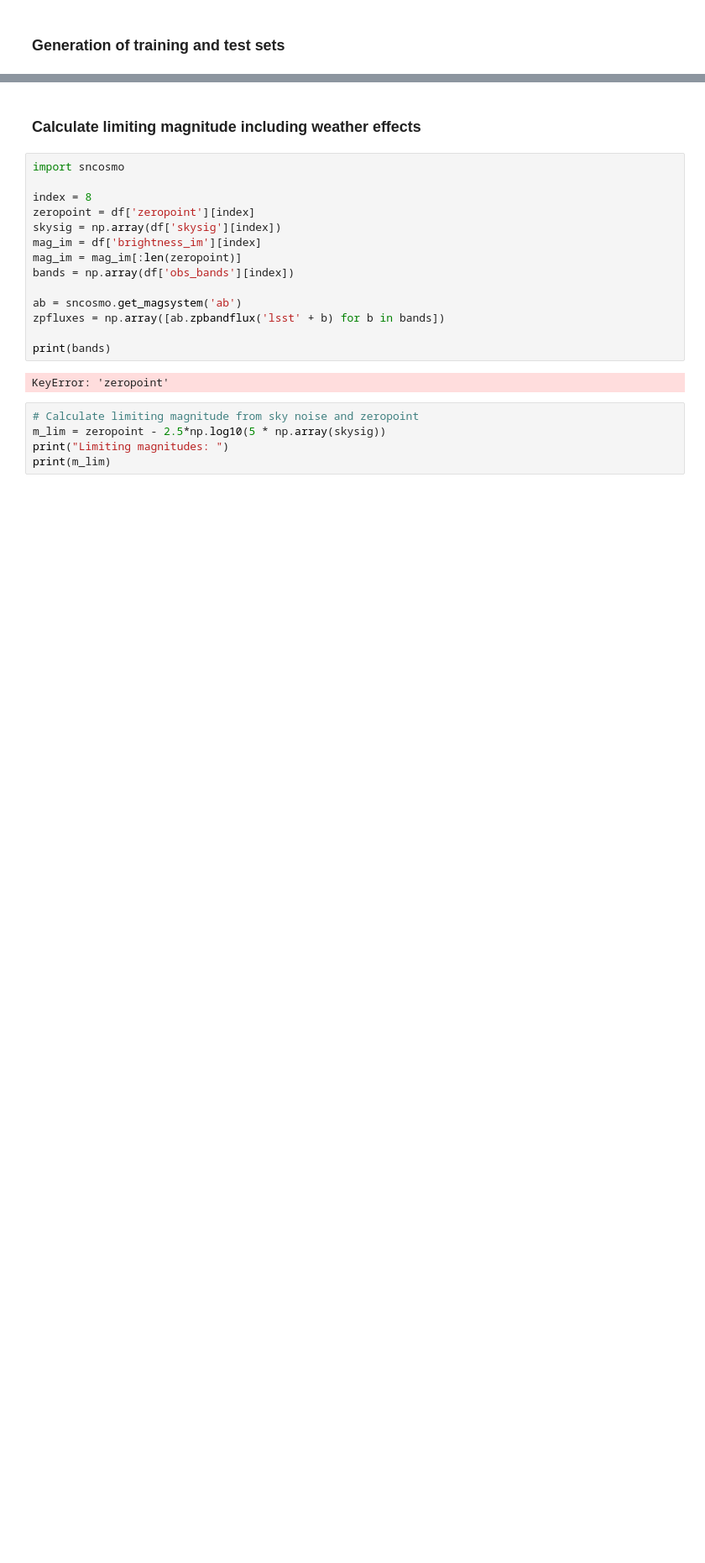
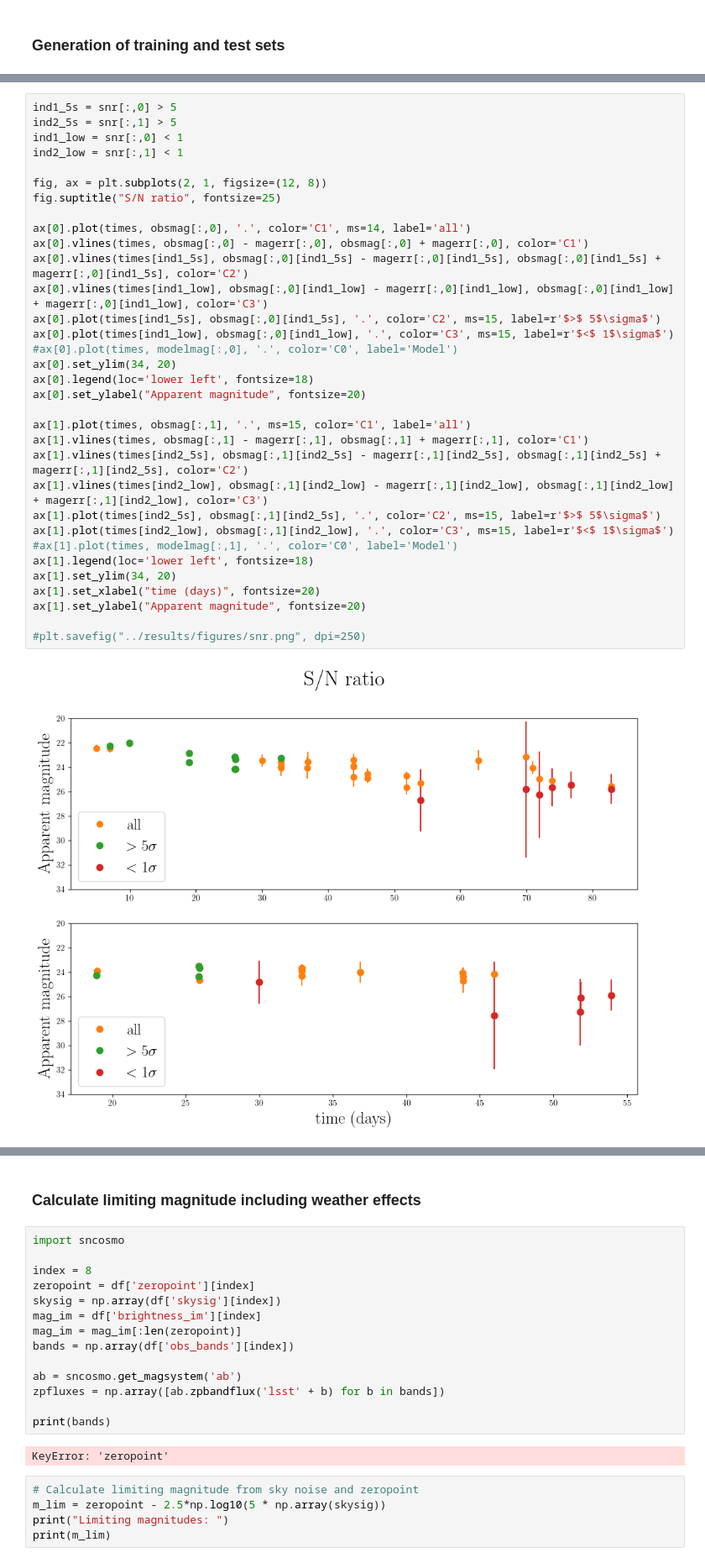
Before and after one commit to Nikki1510/lensed_supernova_simulator_tool, a Jupyter notebook: src/generate_data.ipynb, the cells around one changed output, grey strips where cells are left out. Shown at 84% size. Cells and saved outputs as stored; diff of their text form; blank space fills up the shorter version.

```diff
--- a/src/generate_data.ipynb
+++ b/src/generate_data.ipynb
@@ -116,0 +168,35 @@ print(timings)
+# %%
+ind1_5s = snr[:,0] > 5
+ind2_5s = snr[:,1] > 5
+ind1_low = snr[:,0] < 1
+ind2_low = snr[:,1] < 1
+
+fig, ax = plt.subplots(2, 1, figsize=(12, 8))
+fig.suptitle("S/N ratio", fontsize=25)
+
+ax[0].plot(times, obsmag[:,0], '.', color='C1', ms=14, label='all')
+ax[0].vlines(times, obsmag[:,0] - magerr[:,0], obsmag[:,0] + magerr[:,0], color='C1')
+ax[0].vlines(times[ind1_5s], obsmag[:,0][ind1_5s] - magerr[:,0][ind1_5s], obsmag[:,0][ind1_5s] + magerr[:,0][ind1_5s], color='C2')
+ax[0].vlines(times[ind1_low], obsmag[:,0][ind1_low] - magerr[:,0][ind1_low], obsmag[:,0][ind1_low] + magerr[:,0][ind1_low], color='C3')
+ax[0].plot(times[ind1_5s], obsmag[:,0][ind1_5s], '.', color='C2', ms=15, label=r'$>$ 5$\sigma$')
+ax[0].plot(times[ind1_low], obsmag[:,0][ind1_low], '.', color='C3', ms=15, label=r'$<$ 1$\sigma$')
+#ax[0].plot(times, modelmag[:,0], '.', color='C0', label='Model')
+ax[0].set_ylim(34, 20)
+ax[0].legend(loc='lower left', fontsize=18)
+ax[0].set_ylabel("Apparent magnitude", fontsize=20)
+
+ax[1].plot(times, obsmag[:,1], '.', ms=15, color='C1', label='all')
+ax[1].vlines(times, obsmag[:,1] - magerr[:,1], obsmag[:,1] + magerr[:,1], color='C1')
+ax[1].vlines(times[ind2_5s], obsmag[:,1][ind2_5s] - magerr[:,1][ind2_5s], obsmag[:,1][ind2_5s] + magerr[:,1][ind2_5s], color='C2')
+ax[1].vlines(times[ind2_low], obsmag[:,1][ind2_low] - magerr[:,1][ind2_low], obsmag[:,1][ind2_low] + magerr[:,1][ind2_low], color='C3')
+ax[1].plot(times[ind2_5s], obsmag[:,1][ind2_5s], '.', color='C2', ms=15, label=r'$>$ 5$\sigma$')
+ax[1].plot(times[ind2_low], obsmag[:,1][ind2_low], '.', color='C3', ms=15, label=r'$<$ 1$\sigma$')
+#ax[1].plot(times, modelmag[:,1], '.', color='C0', label='Model')
+ax[1].legend(loc='lower left', fontsize=18)
+ax[1].set_ylim(34, 20)
+ax[1].set_xlabel("time (days)", fontsize=20)
+ax[1].set_ylabel("Apparent magnitude", fontsize=20)
+
+#plt.savefig("../results/figures/snr.png", dpi=250)
+# %% [output]
+[figure, added]
```
Also changed, not shown: parts of 12 cells of this notebook, 5 other files.
